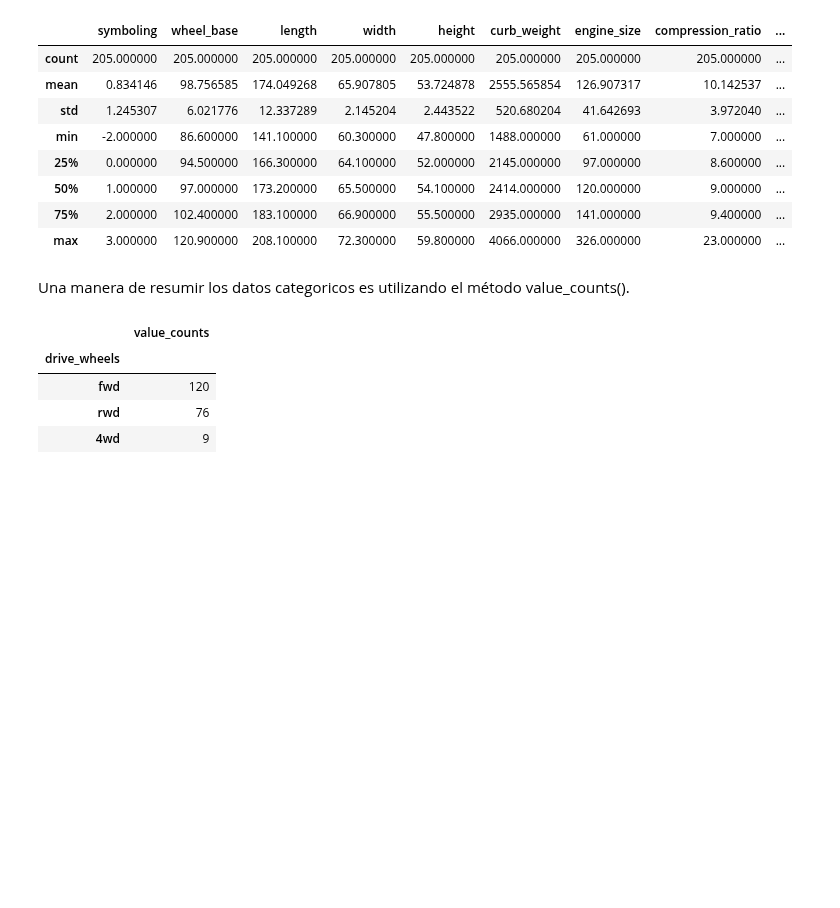
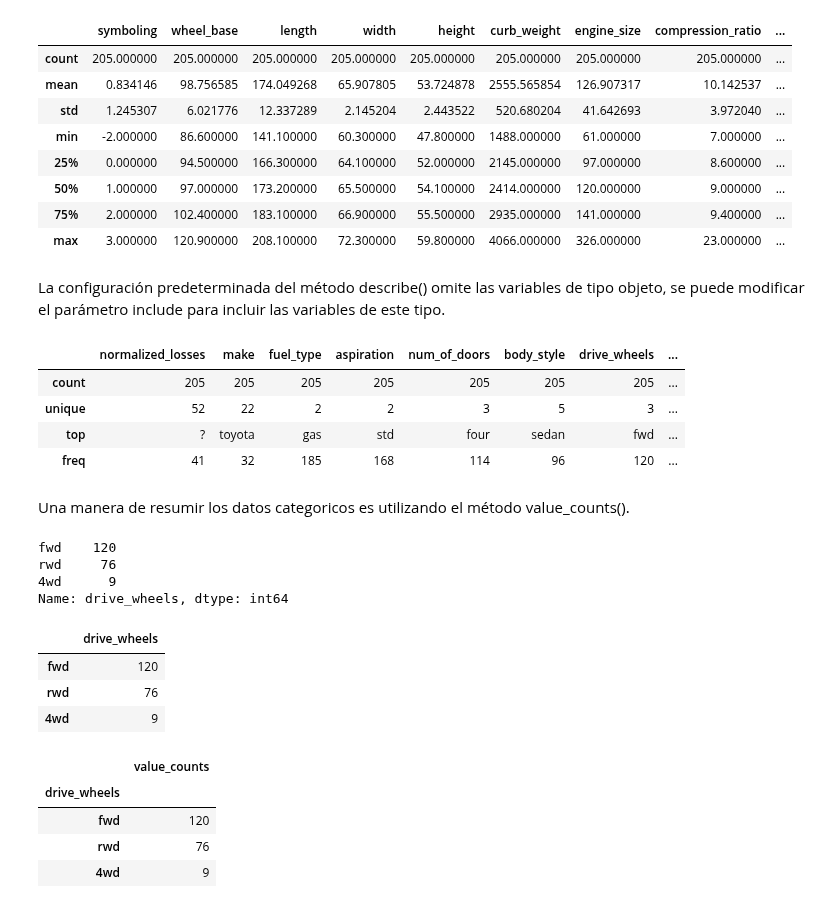
Before and after one commit to PosgradoMNA/actividades-de-aprendizaje-murasakiw, a Jupyter notebook: Semana6_Data_Analysis_with_Python.ipynb, the cells around one changed output. Cells and saved outputs as stored; diff of their text form; code cells hidden in the pictures; blank space fills up the shorter version.

```diff
--- a/Semana6_Data_Analysis_with_Python.ipynb
+++ b/Semana6_Data_Analysis_with_Python.ipynb
@@ -57,8 +57,32 @@ df.describe() #Este método proporciona una breve descripción de los datos num
 | 50% | 1.000000 | 97.000000 | 173.200000 | 65.500000 | 54.100000 | 2414.000000 | 120.000000 | 9.000000 | ... |
 | 75% | 2.000000 | 102.400000 | 183.100000 | 66.900000 | 55.500000 | 2935.000000 | 141.000000 | 9.400000 | ... |
 | max | 3.000000 | 120.900000 | 208.100000 | 72.300000 | 59.800000 | 4066.000000 | 326.000000 | 23.000000 | ... |
+# %% [markdown]
+La configuración predeterminada del método describe() omite las variables de tipo objeto, se puede modificar el parámetro include para incluir las variables de este tipo.
+# %%
+df.describe(include=['object'])
+# %% [output]
+|  | normalized_losses | make | fuel_type | aspiration | num_of_doors | body_style | drive_wheels | ... |
+| count | 205 | 205 | 205 | 205 | 205 | 205 | 205 | ... |
+| unique | 52 | 22 | 2 | 2 | 3 | 5 | 3 | ... |
+| top | ? | toyota | gas | std | four | sedan | fwd | ... |
+| freq | 41 | 32 | 185 | 168 | 114 | 96 | 120 | ... |
 # %% [markdown]
 Una manera de resumir los datos categoricos es utilizando el método value_counts().
+# %%
+df['drive_wheels'].value_counts()
+# %% [output]
+fwd    120
+rwd     76
+4wd      9
+Name: drive_wheels, dtype: int64
+# %%
+df['drive_wheels'].value_counts().to_frame()
+# %% [output]
+|  | drive_wheels |
+| fwd | 120 |
+| rwd | 76 |
+| 4wd | 9 |
 # %%
 drive_wheels_counts = pd.DataFrame(df['drive_wheels'].value_counts())
 drive_wheels_counts
```
Also changed, not shown: parts of 8 cells of this notebook.
